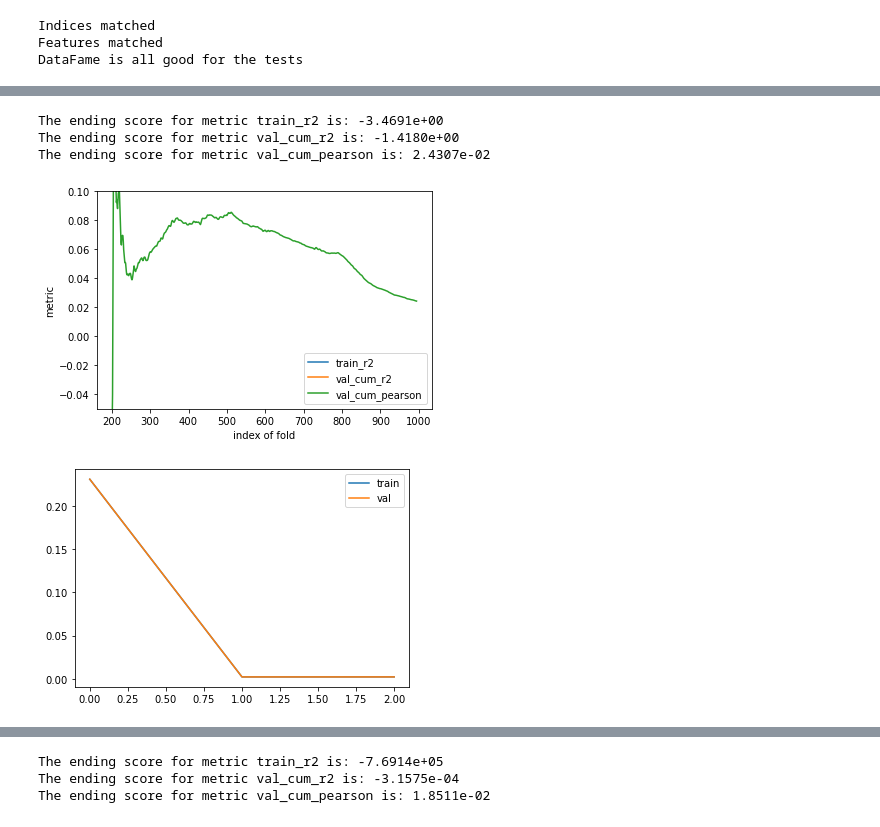
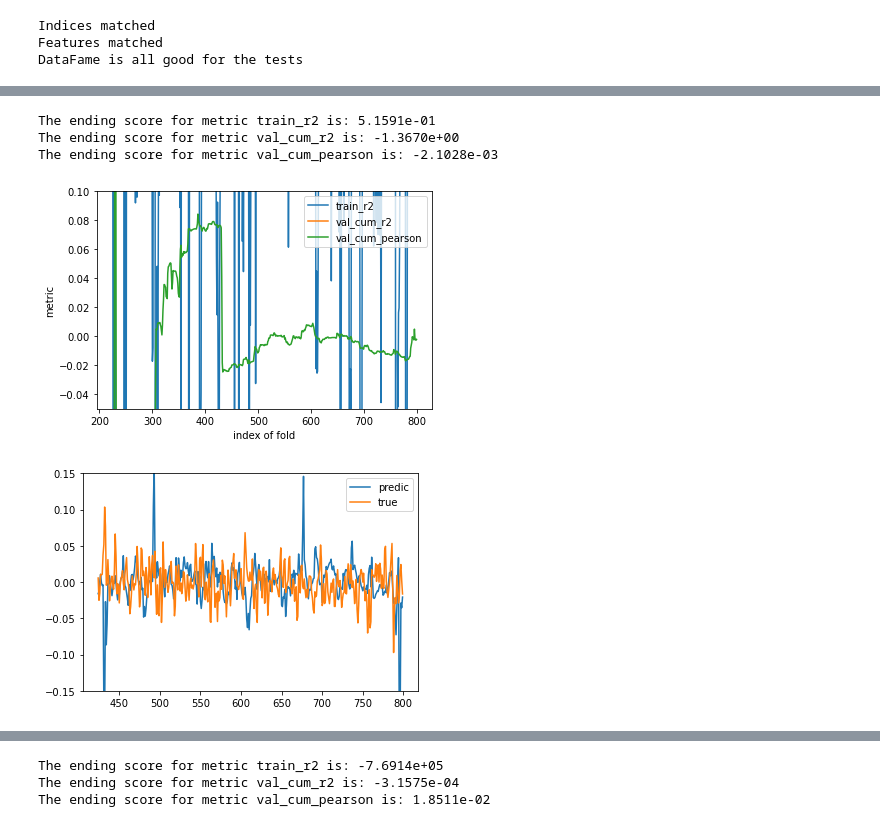
Before and after one commit to owen8877/qids-2023-comp, a Jupyter notebook: playground/shockspeare/NN_LSTM.ipynb, the cells around one changed output, grey strips where cells are left out. Drawn from its saved outputs; the diff is of its cells as text; code cells hidden in the pictures.

Commit message:
added framework for single stock (need to modify backtest, stashed in local dump)

```diff
--- a/playground/shockspeare/NN_LSTM.ipynb
+++ b/playground/shockspeare/NN_LSTM.ipynb
@@ -573,3 +651,5 @@ torch.save(net.state_dict(), model_path)
+# %%
+dataset = Dataset.load('../../data/parsed')
 # %%
 quantized_fundamental, _ = data_quantization(dataset.fundamental)
 df = pd.concat([quantized_fundamental, dataset.fundamental, dataset.ref_return], axis=1).dropna()
@@ -578,6 +658,9 @@ quantile_feature = ['turnoverRatio_QUANTILE', 'transactionAmount_QUANTILE', 'pb_
 original_feature = ['turnoverRatio', 'transactionAmount', 'pb', 'ps', 'pe_ttm', 'pe', 'pcf']
 
 check_dataframe(df, expect_index=['day','asset'], shutup=False)
+
+m_df = extract_market_data(dataset.market)
+df = pd.concat([dataset.fundamental, m_df, dataset.ref_return], axis=1).dropna()
 # %% [output]
 Indices matched
 Features matched
@@ -754,16 +756,31 @@ Fold [900/995], Loss: 0.0005, cum_train_r2: -53.99%
+# %%
+from pipeline.backtest import cross_validation
+
+# feature = ['turnoverRatio', 'transactionAmount', 'pb', 'ps', 'pe_ttm', 'pe', 'pcf']
+feature = ['avg_price', 'volatility', 'mean_volume', 'return_0', 'pe','pcf','pb']
+# df_train = df[feature]
+train_lookback = 16
+eval_lookback = 8
+model = NN_wrapper(lr=1e-3, n_epoch=6, hidden_size=256, n_feature=len(feature),
+                   train_lookback=train_lookback, eval_lookback=eval_lookback, n_asset=1)
+idx = pd.IndexSlice
+performance, cum_y_df = cross_validation(model, feature, df.loc[idx[200:, :], :], train_lookback=train_lookback, per_eval_lookback=eval_lookback)
 # %%
 plt.figure(0)
 # plot_performance(performance, metrics_selected=['train_r2', 'test_cum_r2', 'test_cum_pearson'])
 plot_performance(performance, metrics_selected=['train_r2', 'val_cum_r2', 'val_cum_pearson'])
-
+#
 plt.figure(1)
-plt.plot(range(n_epoch), train_loss_list, range(n_epoch),val_loss_list)
-# plt.ylim([0,0.1])
-plt.legend(['train', 'val'])
+val_predict = cum_y_df['cum_y_val_prediction'].to_numpy()
+val_true = cum_y_df['cum_y_val_true'].to_numpy()
+x = np.arange(len(val_predict))+200+train_lookback+eval_lookback
+plt.plot(x[200:800],val_predict[200:800], x[200:800],val_true[200:800])
+plt.ylim([-0.15,0.15])
+plt.legend(['predic', 'true'])
 plt.show()
 # %% [output]
-The ending score for metric train_r2 is: -3.4691e+00
-The ending score for metric val_cum_r2 is: -1.4180e+00
-The ending score for metric val_cum_pearson is: 2.4307e-02
+The ending score for metric train_r2 is: 5.1591e-01
+The ending score for metric val_cum_r2 is: -1.3670e+00
+The ending score for metric val_cum_pearson is: -2.1028e-03
-[figure, old version]
+[figure, new version]
-[figure, old version]
+[figure, new version]
```
Also changed, not shown: parts of 22 cells of this notebook.
